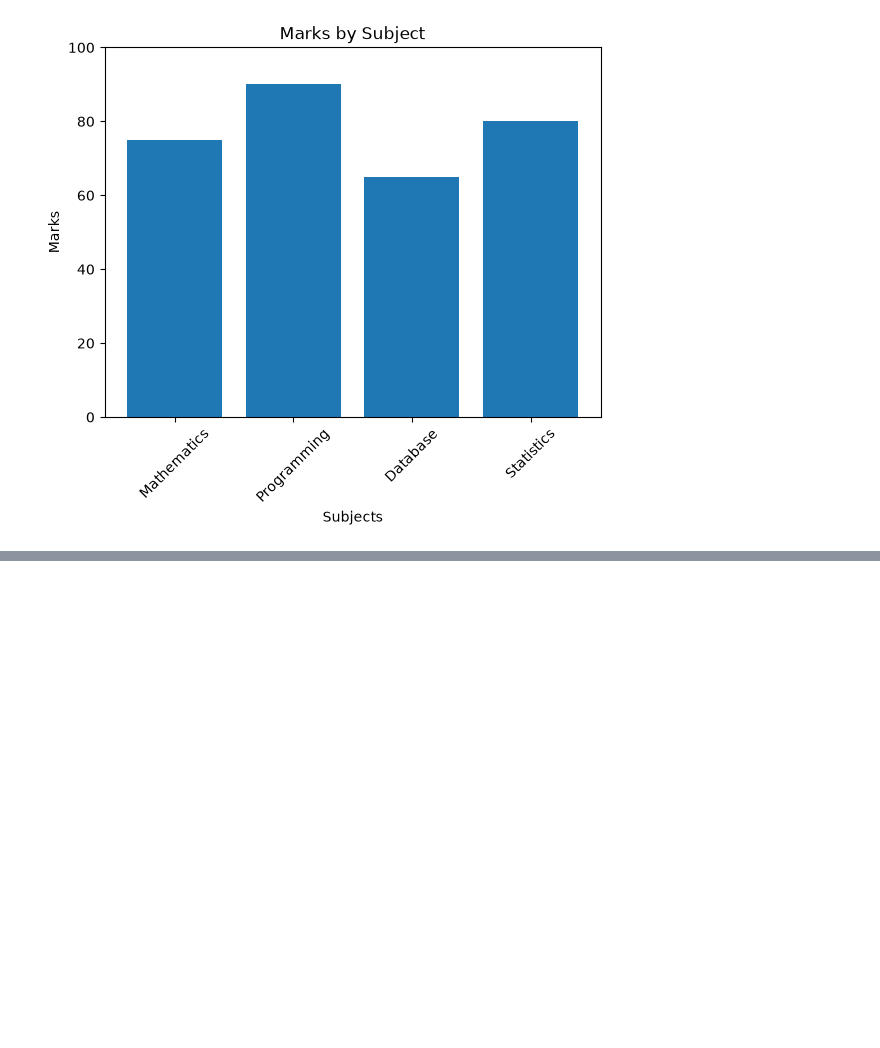
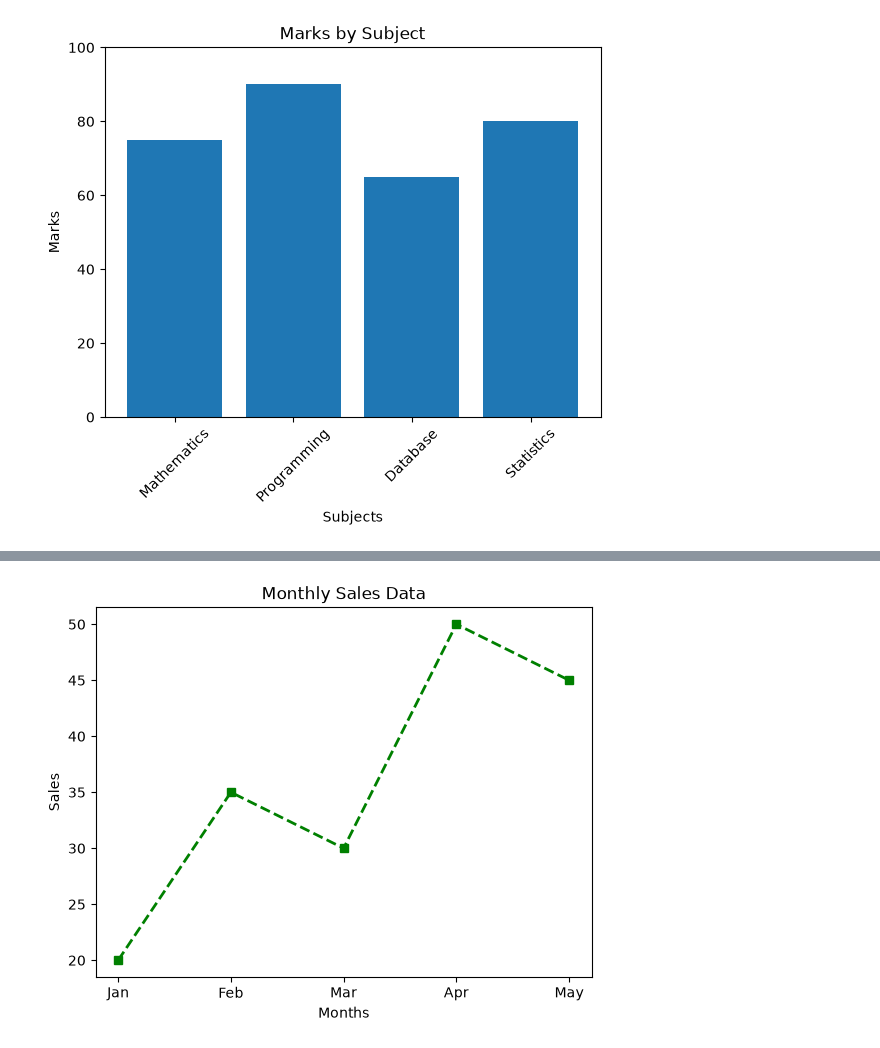
Before and after one commit to SakshamZom-dev/PythonBasics, a Jupyter notebook: Matplotlib/MPL5.ipynb, the cells around one changed output, grey strips where cells are left out. Drawn from its saved outputs; the diff is of its cells as text; code cells hidden in the pictures; blank space fills up the shorter version.

```diff
--- a/Matplotlib/MPL5.ipynb
+++ b/Matplotlib/MPL5.ipynb
@@ -103,0 +108,15 @@ plt.show()
+# %%
+import matplotlib.pyplot as plt
+
+months = ["Jan", "Feb", "Mar", "Apr", "May"]
+sales = [20, 35, 30, 50, 45]
+
+plt.plot(months, sales, color="green", marker="s", linestyle="--", linewidth=2)
+
+plt.title("Monthly Sales Data")
+plt.xlabel("Months")
+plt.ylabel("Sales")
+
+plt.show()
+# %% [output]
+[figure, added]
```
Also changed, not shown: parts of 3 cells of this notebook, 1 other file.
